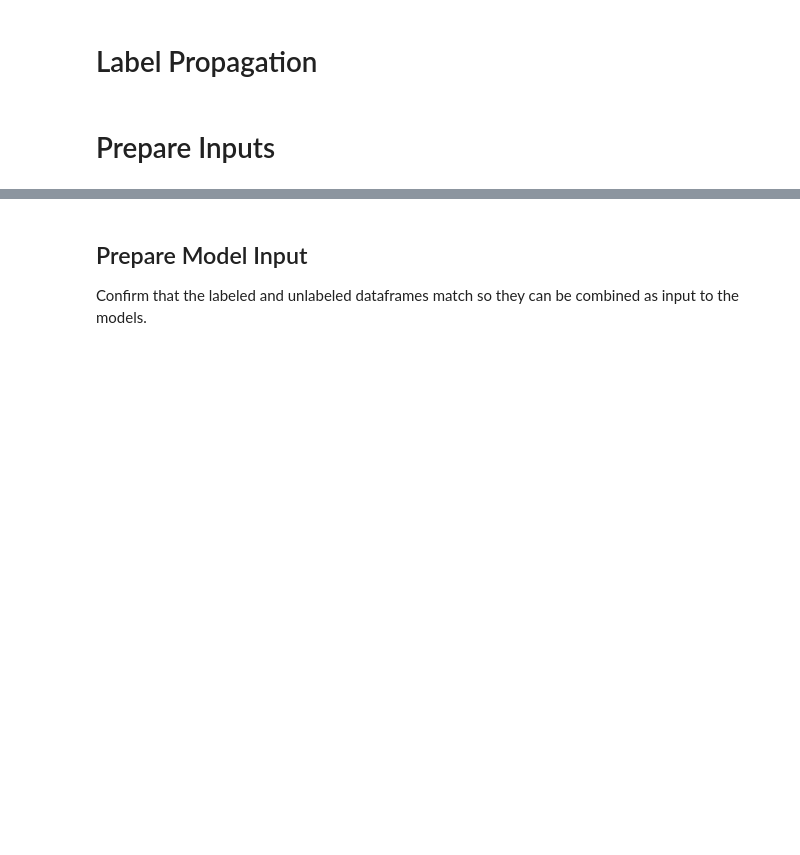
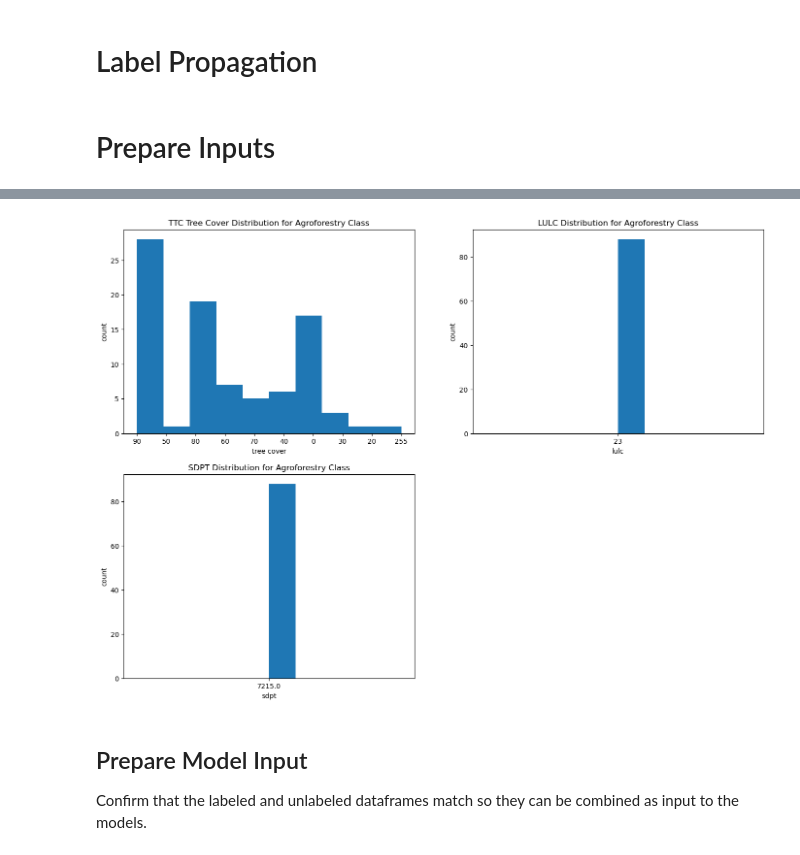
Before and after one commit to wri/plantation_classifier, a Jupyter notebook: notebooks/label_propagation.ipynb, the cells around one changed output, grey strips where cells are left out. Saved outputs shown, nothing was run; the diff lists cells and outputs as text; code cells hidden in the pictures; blank space fills up the shorter version.

```diff
--- a/notebooks/label_propagation.ipynb
+++ b/notebooks/label_propagation.ipynb
@@ -318,3 +249,25 @@ Name: ttc_v1, dtype: int64
+# %%
+plt.figure(figsize=(17,12))
+
+plt.subplot(2,2,1)
+plt.hist(labeled[labeled.label == '2'].ttc)
+plt.xlabel('tree cover')
+plt.ylabel('count')
+plt.title('TTC Tree Cover Distribution for Agroforestry Class')
+
+plt.subplot(2,2,2)
+plt.hist(labeled[labeled.label == '2'].lulc)
+plt.xlabel('lulc')
+plt.ylabel('count')
+plt.title('LULC Distribution for Agroforestry Class')
+
+plt.subplot(2,2,3)
+plt.hist(labeled[labeled.label == '2'].sdpt)
+plt.xlabel('sdpt')
+plt.ylabel('count')
+plt.title('SDPT Distribution for Agroforestry Class');
+# %% [output]
+[figure, added]
 # %% [markdown]
 ## Prepare Model Input
 Confirm that the labeled and unlabeled dataframes match so they can be combined as input to the models.
```
Also changed, not shown: parts of 43 cells of this notebook.
